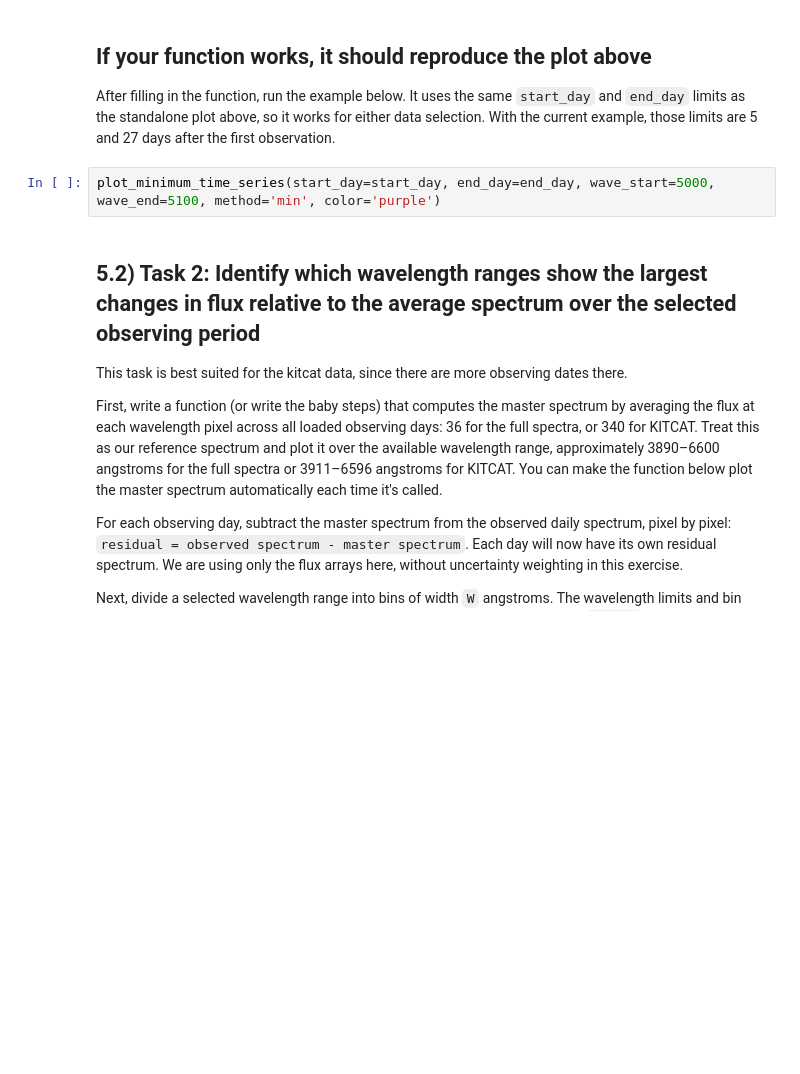
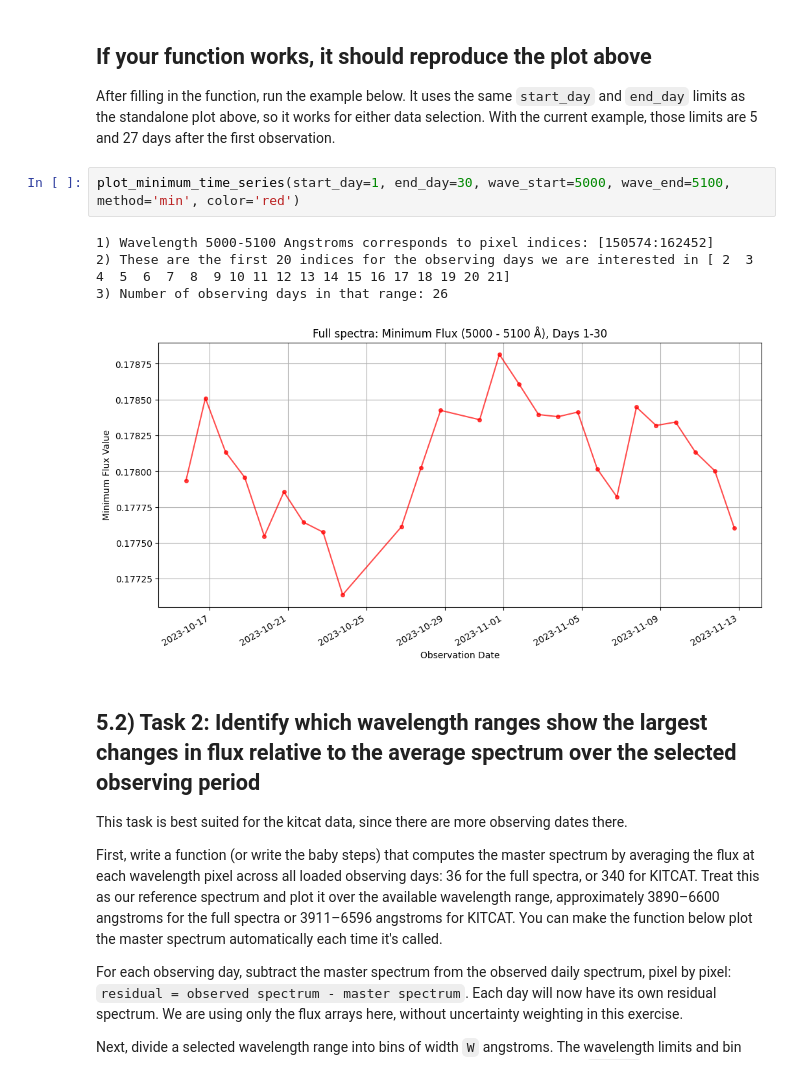
Before and after one commit to astroaryan/Intro-to-EPRV-Data, a Jupyter notebook: intro_to_spectra.ipynb, the cells around one changed output. Cells and saved outputs as stored; diff of their text form; blank space fills up the shorter version.

```diff
--- a/intro_to_spectra.ipynb
+++ b/intro_to_spectra.ipynb
@@ -619,7 +697,12 @@ def plot_minimum_time_series(start_day, end_day, wave_start, wave_end, method='m
 
 After filling in the function, run the example below. It uses the same `start_day` and `end_day` limits as the standalone plot above, so it works for either data selection. With the current example, those limits are 5 and 27 days after the first observation.
 # %%
-plot_minimum_time_series(start_day=start_day, end_day=end_day, wave_start=5000, wave_end=5100, method='min', color='purple')
+plot_minimum_time_series(start_day=1, end_day=30, wave_start=5000, wave_end=5100, method='min', color='red')
+# %% [output]
+1) Wavelength 5000-5100 Angstroms corresponds to pixel indices: [150574:162452]
+2) These are the first 20 indices for the observing days we are interested in [ 2  3  4  5  6  7  8  9 10 11 12 13 14 15 16 17 18 19 20 21]
+3) Number of observing days in that range: 26
+[figure, added]
 # %% [markdown]
 ## 5.2) Task 2: Identify which wavelength ranges show the largest changes in flux relative to the average spectrum over the selected observing period
 
```
Also changed, not shown: parts of 12 cells of this notebook.
